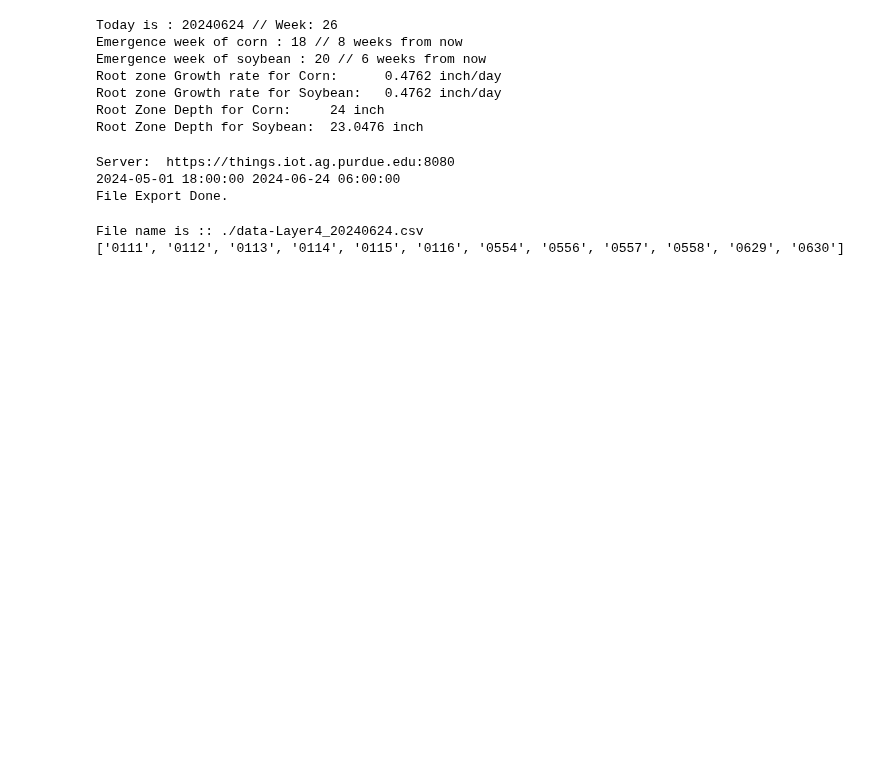
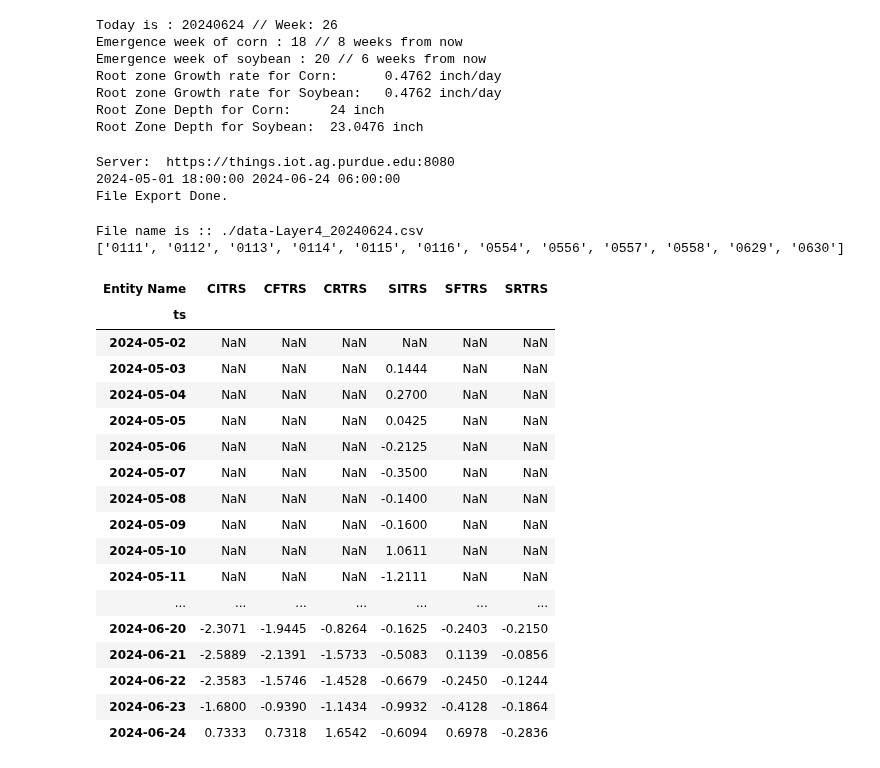
Before and after one commit to dsyang1024/SoilMoisture_analysis, a Jupyter notebook: Data_backup/UF_testing_DK.ipynb, the cells around one changed output. Drawn from its saved outputs; the diff is of its cells as text; code cells hidden in the pictures; blank space fills up the shorter version.

```diff
--- a/Data_backup/UF_testing_DK.ipynb
+++ b/Data_backup/UF_testing_DK.ipynb
@@ -386,6 +386,8 @@ def UF_cal(L4df):
 
     # extract UF for each plot managements
     UFdf = L4df[['CITRS', 'CFTRS', 'CRTRS', 'SITRS', 'SFTRS', 'SRTRS']]
+    UFdf = UFdf.round(decimals=4)
+
 
     return L4df, UFdf
 # %%
@@ -398,3 +404,24 @@ L4df, UFdf = UF_cal(L4df)
 # %% [output]
 File name is :: ./data-Layer4_20240624.csv
 ['0111', '0112', '0113', '0114', '0115', '0116', '0554', '0556', '0557', '0558', '0629', '0630']
+# %%
+UFdf
+# %% [output]
+| Entity Name | CITRS | CFTRS | CRTRS | SITRS | SFTRS | SRTRS |
+| ts |  |  |  |  |  |  |
+| 2024-05-02 | NaN | NaN | NaN | NaN | NaN | NaN |
+| 2024-05-03 | NaN | NaN | NaN | 0.1444 | NaN | NaN |
+| 2024-05-04 | NaN | NaN | NaN | 0.2700 | NaN | NaN |
+| 2024-05-05 | NaN | NaN | NaN | 0.0425 | NaN | NaN |
+| 2024-05-06 | NaN | NaN | NaN | -0.2125 | NaN | NaN |
+| 2024-05-07 | NaN | NaN | NaN | -0.3500 | NaN | NaN |
+| 2024-05-08 | NaN | NaN | NaN | -0.1400 | NaN | NaN |
+| 2024-05-09 | NaN | NaN | NaN | -0.1600 | NaN | NaN |
+| 2024-05-10 | NaN | NaN | NaN | 1.0611 | NaN | NaN |
+| 2024-05-11 | NaN | NaN | NaN | -1.2111 | NaN | NaN |
+| ... | ... | ... | ... | ... | ... | ... |
+| 2024-06-20 | -2.3071 | -1.9445 | -0.8264 | -0.1625 | -0.2403 | -0.2150 |
+| 2024-06-21 | -2.5889 | -2.1391 | -1.5733 | -0.5083 | 0.1139 | -0.0856 |
+| 2024-06-22 | -2.3583 | -1.5746 | -1.4528 | -0.6679 | -0.2450 | -0.1244 |
+| 2024-06-23 | -1.6800 | -0.9390 | -1.1434 | -0.9932 | -0.4128 | -0.1864 |
+| 2024-06-24 | 0.7333 | 0.7318 | 1.6542 | -0.6094 | 0.6978 | -0.2836 |
```
Also changed, not shown: parts of 1 cell of this notebook, 1 other file.
